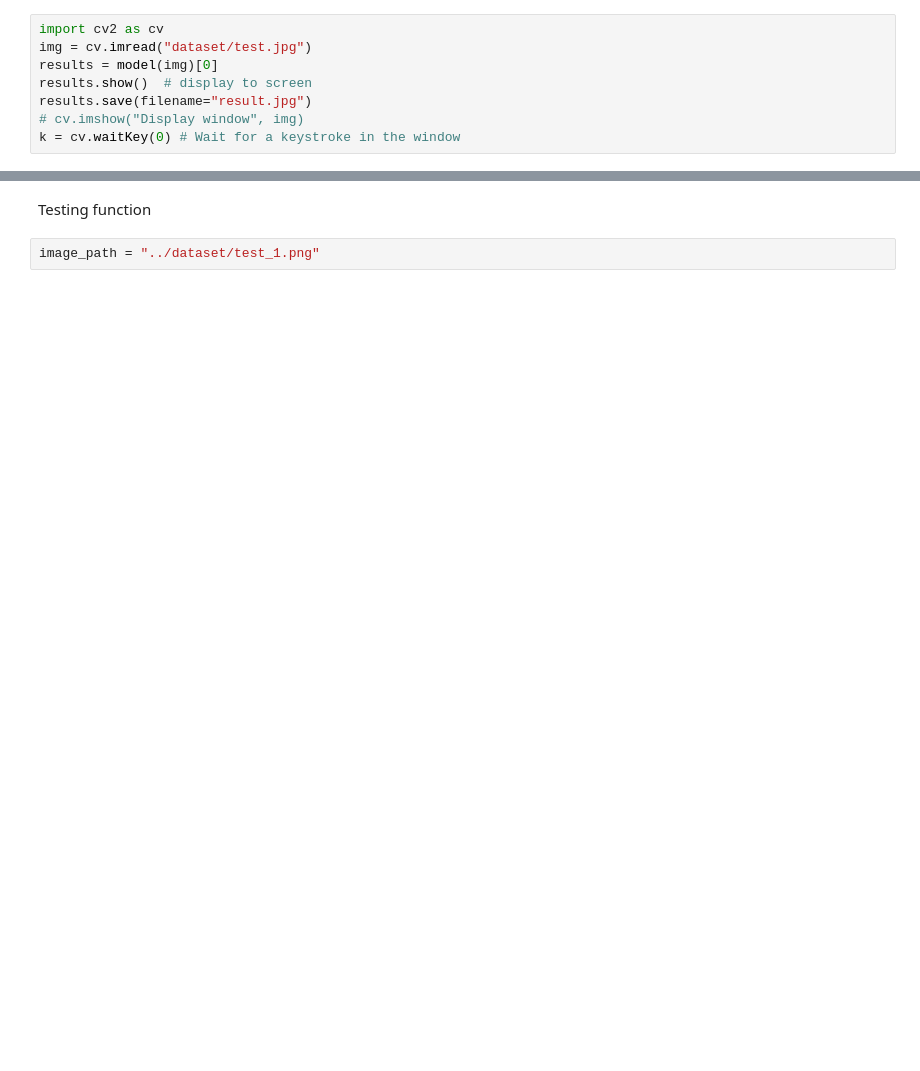
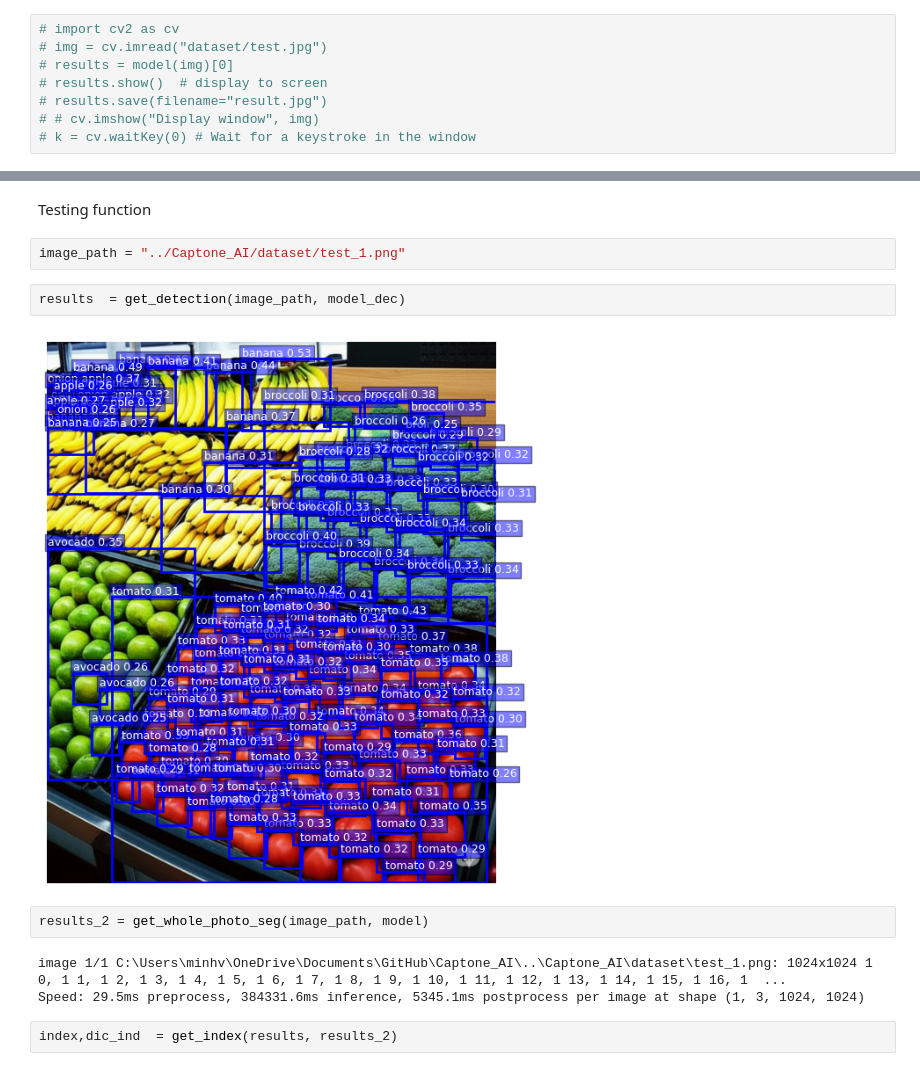
Before and after one commit to minhving/Freshtify, a Jupyter notebook: main.ipynb, the cells around one changed output, grey strips where cells are left out. Drawn from its saved outputs; the diff is of its cells as text; blank space fills up the shorter version.

```diff
--- a/main.ipynb
+++ b/main.ipynb
@@ -12,11 +54,11 @@ model = YOLO("yolo11n-seg.pt")
 # %%
-import cv2 as cv
-img = cv.imread("dataset/test.jpg")
-results = model(img)[0]
-results.show()  # display to screen
-results.save(filename="result.jpg")
-# cv.imshow("Display window", img)
-k = cv.waitKey(0) # Wait for a keystroke in the window
+# import cv2 as cv
+# img = cv.imread("dataset/test.jpg")
+# results = model(img)[0]
+# results.show()  # display to screen
+# results.save(filename="result.jpg")
+# # cv.imshow("Display window", img)
+# k = cv.waitKey(0) # Wait for a keystroke in the window
 # %% [output]
 0: 480x640 18 apples, 155.6ms
 Speed: 4.7ms preprocess, 155.6ms inference, 28.7ms postprocess per image at shape (1, 3, 480, 640)
@@ -381,4 +384,15 @@ def draw_image_segmentation(results_2,index):
 # %% [markdown]
 Testing function
 # %%
-image_path = "../dataset/test_1.png"
+image_path = "../Captone_AI/dataset/test_1.png"
+# %%
+results  = get_detection(image_path, model_dec)
+# %% [output]
+[figure, added]
+# %%
+results_2 = get_whole_photo_seg(image_path, model)
+# %% [output]
+image 1/1 C:\Users\minhv\OneDrive\Documents\GitHub\Captone_AI\..\Captone_AI\dataset\test_1.png: 1024x1024 1 0, 1 1, 1 2, 1 3, 1 4, 1 5, 1 6, 1 7, 1 8, 1 9, 1 10, 1 11, 1 12, 1 13, 1 14, 1 15, 1 16, 1  ...
+Speed: 29.5ms preprocess, 384331.6ms inference, 5345.1ms postprocess per image at shape (1, 3, 1024, 1024)
+# %%
+index,dic_ind  = get_index(results, results_2)
```
Also changed, not shown: parts of 26 cells of this notebook, 9 other files.
